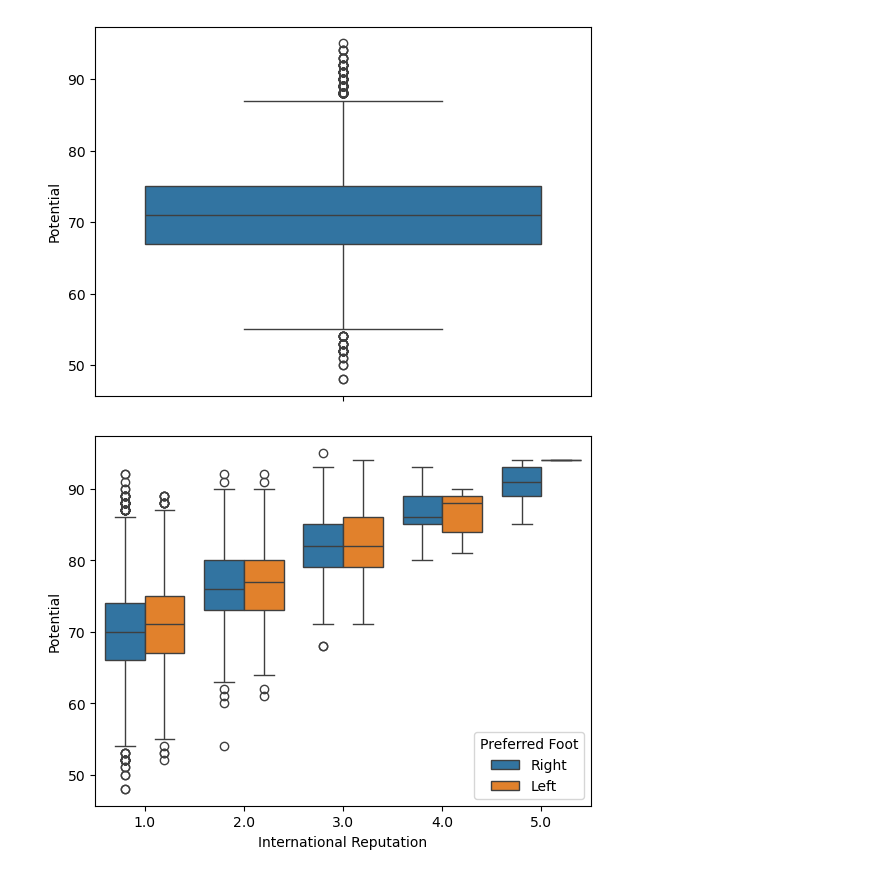
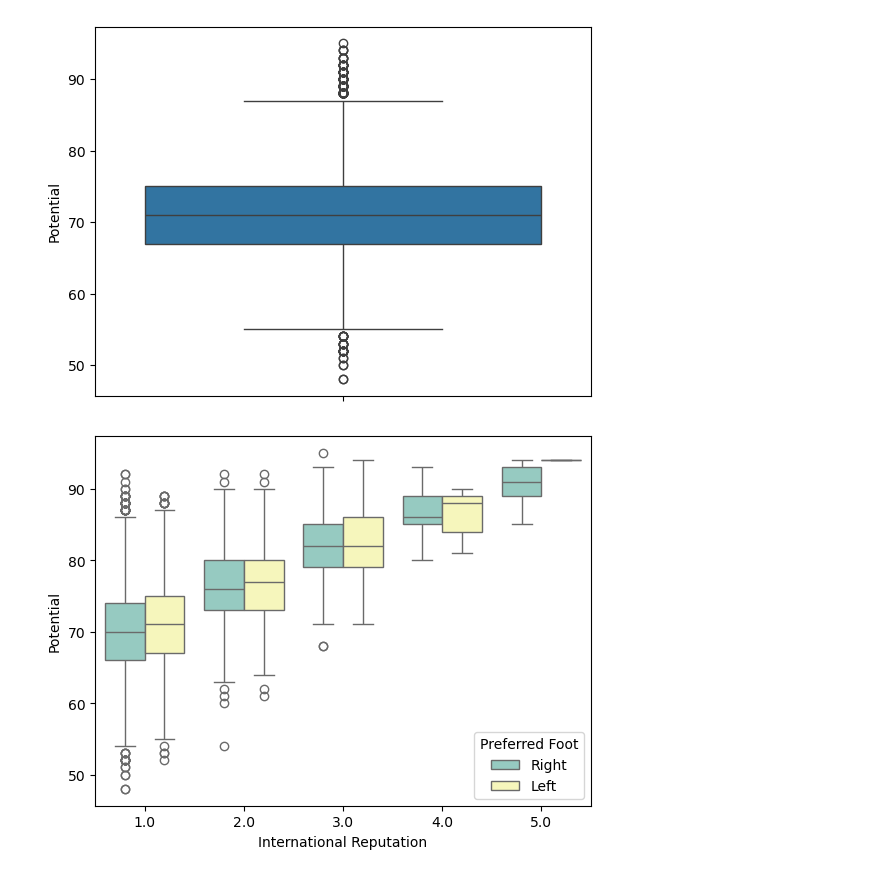
Before and after one commit to cyberscorpion/fync-cohort-7, a Jupyter notebook: 15. Seaborn charts.ipynb, the cells around one changed output. Drawn from its saved outputs; the diff is of its cells as text; code cells hidden in the pictures.

```diff
--- a/15. Seaborn charts.ipynb
+++ b/15. Seaborn charts.ipynb
@@ -267,7 +267,7 @@ plt.show()
 [figure]
 # %%
 sns.boxplot(x = "International Reputation", y = "Potential", data = df,
-              hue="Preferred Foot")
+              hue="Preferred Foot", palette = "Set3")
 plt.show()
 # %% [output]
-[figure, old version]
+[figure, new version]
```
Also changed, not shown: parts of 5 cells of this notebook.
